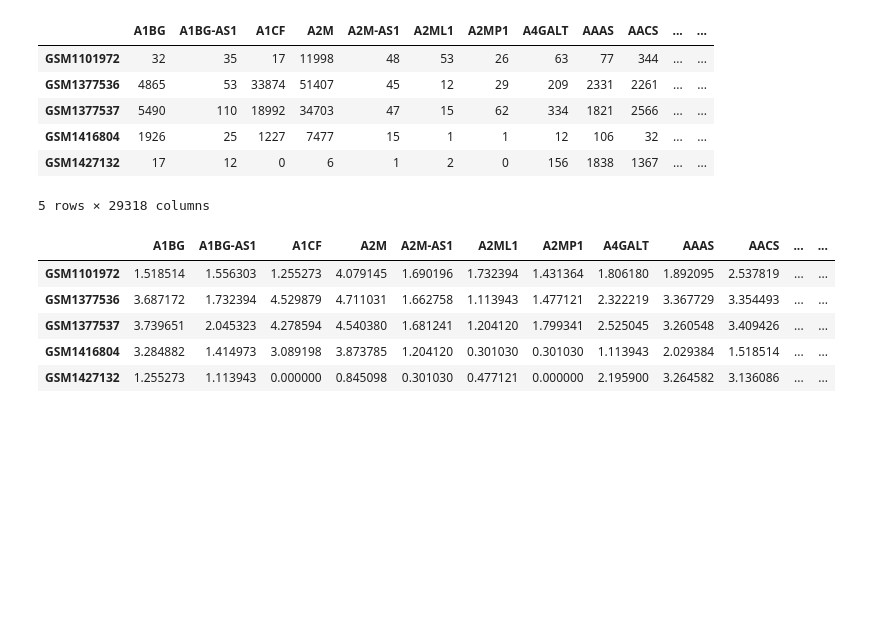
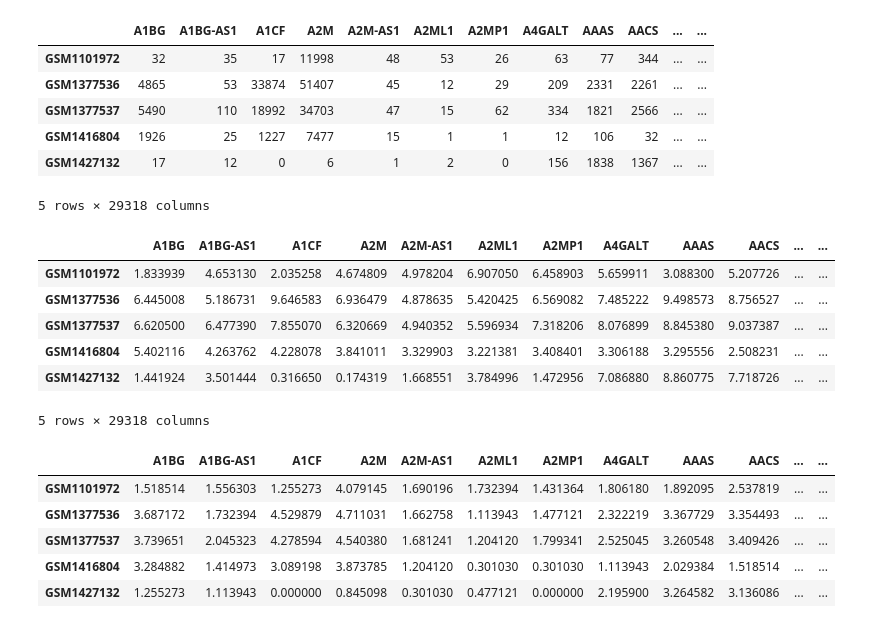
Before and after one commit to Alexander-Broadley/Zhang_lab_rotation, a Jupyter notebook: arch4s_data_processing/data_processing.ipynb, the cells around one changed output. Saved outputs shown, nothing was run; the diff lists cells and outputs as text; code cells hidden in the pictures; blank space fills up the shorter version.

```diff
--- a/arch4s_data_processing/data_processing.ipynb
+++ b/arch4s_data_processing/data_processing.ipynb
@@ -110,7 +105,19 @@ agg_exp.head(n = 5)
 | GSM1427132 | 17 | 12 | 0 | 6 | 1 | 2 | 0 | 156 | 1838 | 1367 | ... | ... |
 5 rows × 29318 columns
 # %%
+agg_raw = agg_exp
 agg_exp = np.log10(agg_exp + 1)
+agg_normalised = a4.normalize(agg_raw, method="log_quantile")
+# %%
+agg_normalised.head(n=5)
+# %% [output]
+|  | A1BG | A1BG-AS1 | A1CF | A2M | A2M-AS1 | A2ML1 | A2MP1 | A4GALT | AAAS | AACS | ... | ... |
+| GSM1101972 | 1.833939 | 4.653130 | 2.035258 | 4.674809 | 4.978204 | 6.907050 | 6.458903 | 5.659911 | 3.088300 | 5.207726 | ... | ... |
+| GSM1377536 | 6.445008 | 5.186731 | 9.646583 | 6.936479 | 4.878635 | 5.420425 | 6.569082 | 7.485222 | 9.498573 | 8.756527 | ... | ... |
+| GSM1377537 | 6.620500 | 6.477390 | 7.855070 | 6.320669 | 4.940352 | 5.596934 | 7.318206 | 8.076899 | 8.845380 | 9.037387 | ... | ... |
+| GSM1416804 | 5.402116 | 4.263762 | 4.228078 | 3.841011 | 3.329903 | 3.221381 | 3.408401 | 3.306188 | 3.295556 | 2.508231 | ... | ... |
+| GSM1427132 | 1.441924 | 3.501444 | 0.316650 | 0.174319 | 1.668551 | 3.784996 | 1.472956 | 7.086880 | 8.860775 | 7.718726 | ... | ... |
+5 rows × 29318 columns
 # %%
 agg_exp.head(n=5)
 # %% [output]
```
Also changed, not shown: parts of 4 cells of this notebook, 13 other files.
